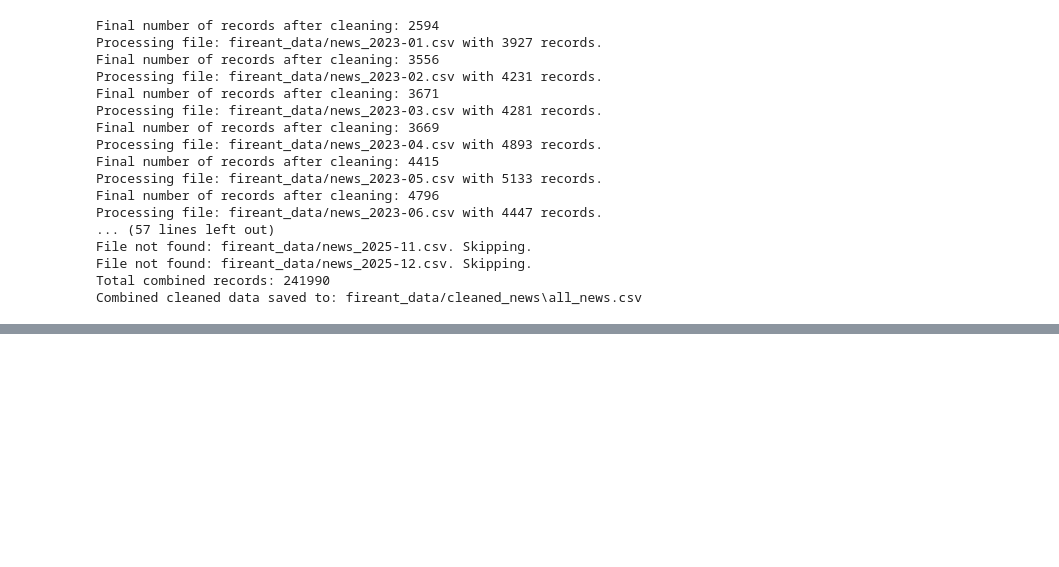
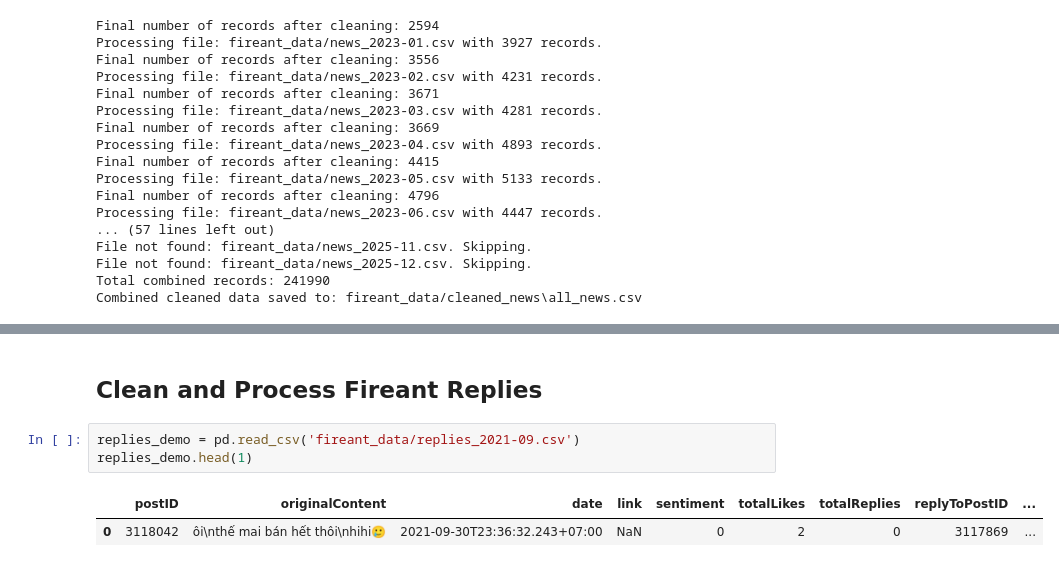
Before and after one commit to Bui-Minh-Quan/bigdata-datamining-project, a Jupyter notebook: fireant_data_preprocessing.ipynb, the cells around one changed output, grey strips where cells are left out. Drawn from its saved outputs; the diff is of its cells as text; blank space fills up the shorter version.

```diff
--- a/fireant_data_preprocessing.ipynb
+++ b/fireant_data_preprocessing.ipynb
@@ -290,0 +323,8 @@ Combined cleaned data saved to: fireant_data/cleaned_news\all_news.csv
+# %% [markdown]
+## Clean and Process Fireant Replies
+# %%
+replies_demo = pd.read_csv('fireant_data/replies_2021-09.csv')
+replies_demo.head(1)
+# %% [output]
+|  | postID | originalContent | date | link | sentiment | totalLikes | totalReplies | replyToPostID | ... |
+| 0 | 3118042 | ôi\nthế mai bán hết thôi\nhihi🥲 | 2021-09-30T23:36:32.243+07:00 | NaN | 0 | 2 | 0 | 3117869 | ... |
```
Also changed, not shown: parts of 9 cells of this notebook.
